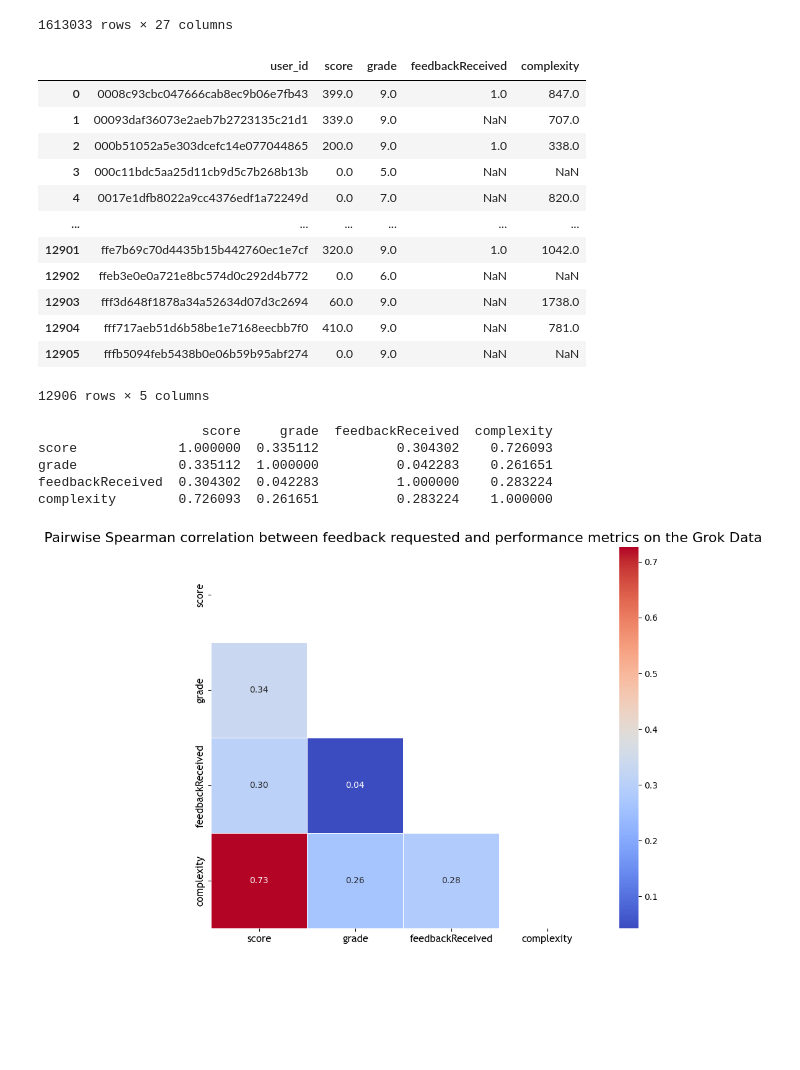
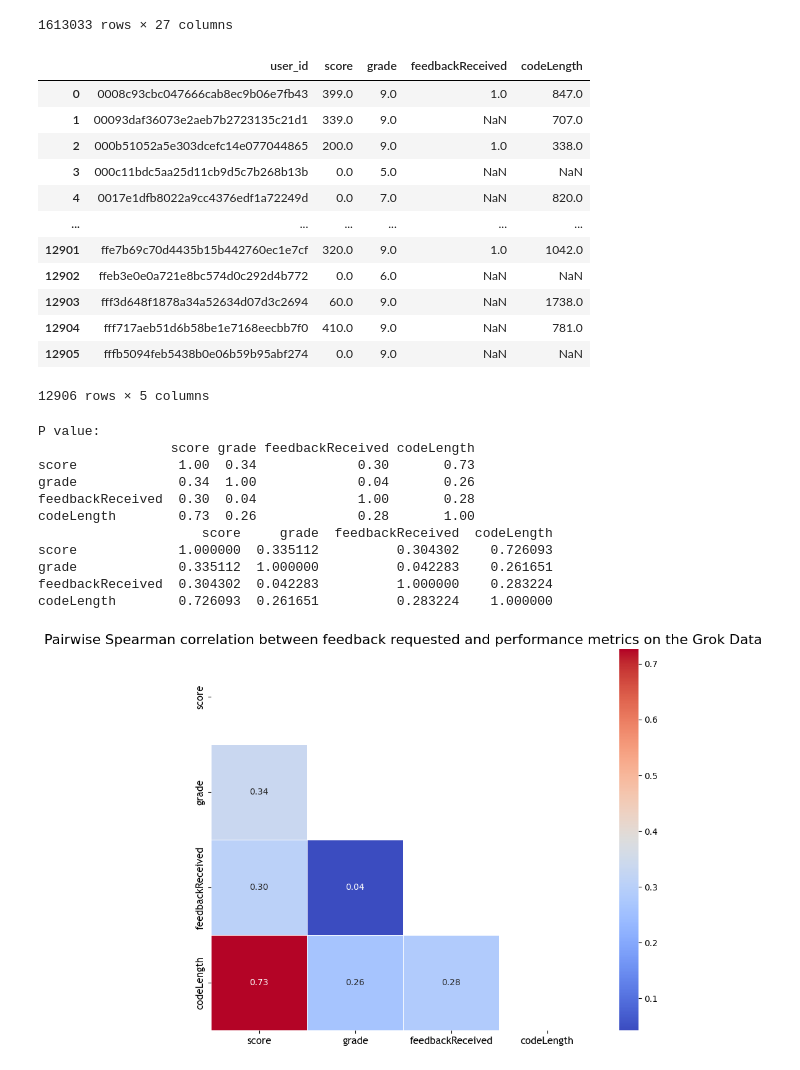
Before and after one commit to samchen0508/747-A2-data, a Jupyter notebook: results_2.ipynb, the cells around one changed output. Cells and saved outputs as stored; diff of their text form; code cells hidden in the pictures; blank space fills up the shorter version.

```diff
--- a/results_2.ipynb
+++ b/results_2.ipynb
@@ -61,8 +61,8 @@ feedback
 21457 rows × 8 columns
 # %%
 submission['line_count'] = submission['files'].astype(str).apply(lambda x: x.count(r'\n'))
-submission['complexity'] = submission.groupby('user_id')['line_count'].transform('sum')
-submission.sort_values(by='complexity')
+submission['codeLength'] = submission.groupby('user_id')['line_count'].transform('sum')
+submission.sort_values(by='codeLength')
 # submission
 # %% [output]
 |  | user_id | id | created_at | status | files | results | failed_label | already_passed | line_count | ... |
@@ -130,10 +130,10 @@ data.sort_values(by='complexity')
 | 1612770 | 7532ea7fdaacb2c2e973cfcbe3f39e3b | NaN | NaN | NaN | NaN | NaN | NaN | NaN | ... |
 1613033 rows × 27 columns
 # %%
-reduced = data[["score", "user_id", "grade", "feedbackReceived", "complexity"]].copy().groupby("user_id").max().reset_index()
+reduced = data[["score", "user_id", "grade", "feedbackReceived", "codeLength"]].copy().groupby("user_id").max().reset_index()
 reduced
 # %% [output]
-|  | user_id | score | grade | feedbackReceived | complexity |
+|  | user_id | score | grade | feedbackReceived | codeLength |
 | 0 | 0008c93cbc047666cab8ec9b06e7fb43 | 399.0 | 9.0 | 1.0 | 847.0 |
 | 1 | 00093daf36073e2aeb7b2723135c21d1 | 339.0 | 9.0 | NaN | 707.0 |
 | 2 | 000b51052a5e303dcefc14e077044865 | 200.0 | 9.0 | 1.0 | 338.0 |
@@ -148,16 +148,29 @@ reduced
 12906 rows × 5 columns
 # %%
 reduced.fillna(0, inplace=True)
-# %%
-correlation = reduced[['score', 'grade', 'feedbackReceived', 'complexity']].corr(method='spearman')
-
-print(correlation)
-# %% [output]
-                     score     grade  feedbackReceived  complexity
-score             1.000000  0.335112          0.304302    0.726093
-grade             0.335112  1.000000          0.042283    0.261651
-feedbackReceived  0.304302  0.042283          1.000000    0.283224
-complexity        0.726093  0.261651          0.283224    1.000000
+# %%
+correlation = reduced[['score', 'grade', 'feedbackReceived', 'codeLength']].corr(method='spearman')
+
+# Calculate p-values
+p_values = correlation.apply(lambda x: x.map(lambda x: f'{x:.2f}'), axis=0)
+
+# Print the correlation matrix with p-values
+print("P value: ")
+print(p_values)
+print("Correlation: ")
+print(correlation)
+# %% [output]
+P value:
+                 score grade feedbackReceived codeLength
+score             1.00  0.34             0.30       0.73
+grade             0.34  1.00             0.04       0.26
+feedbackReceived  0.30  0.04             1.00       0.28
+codeLength        0.73  0.26             0.28       1.00
+                     score     grade  feedbackReceived  codeLength
+score             1.000000  0.335112          0.304302    0.726093
+grade             0.335112  1.000000          0.042283    0.261651
+feedbackReceived  0.304302  0.042283          1.000000    0.283224
+codeLength        0.726093  0.261651          0.283224    1.000000
 # %%
 # # Create a mask for upper triangular portion
 mask = np.triu(np.ones_like(correlation, dtype=bool))
```
Also changed, not shown: parts of 6 cells of this notebook.
